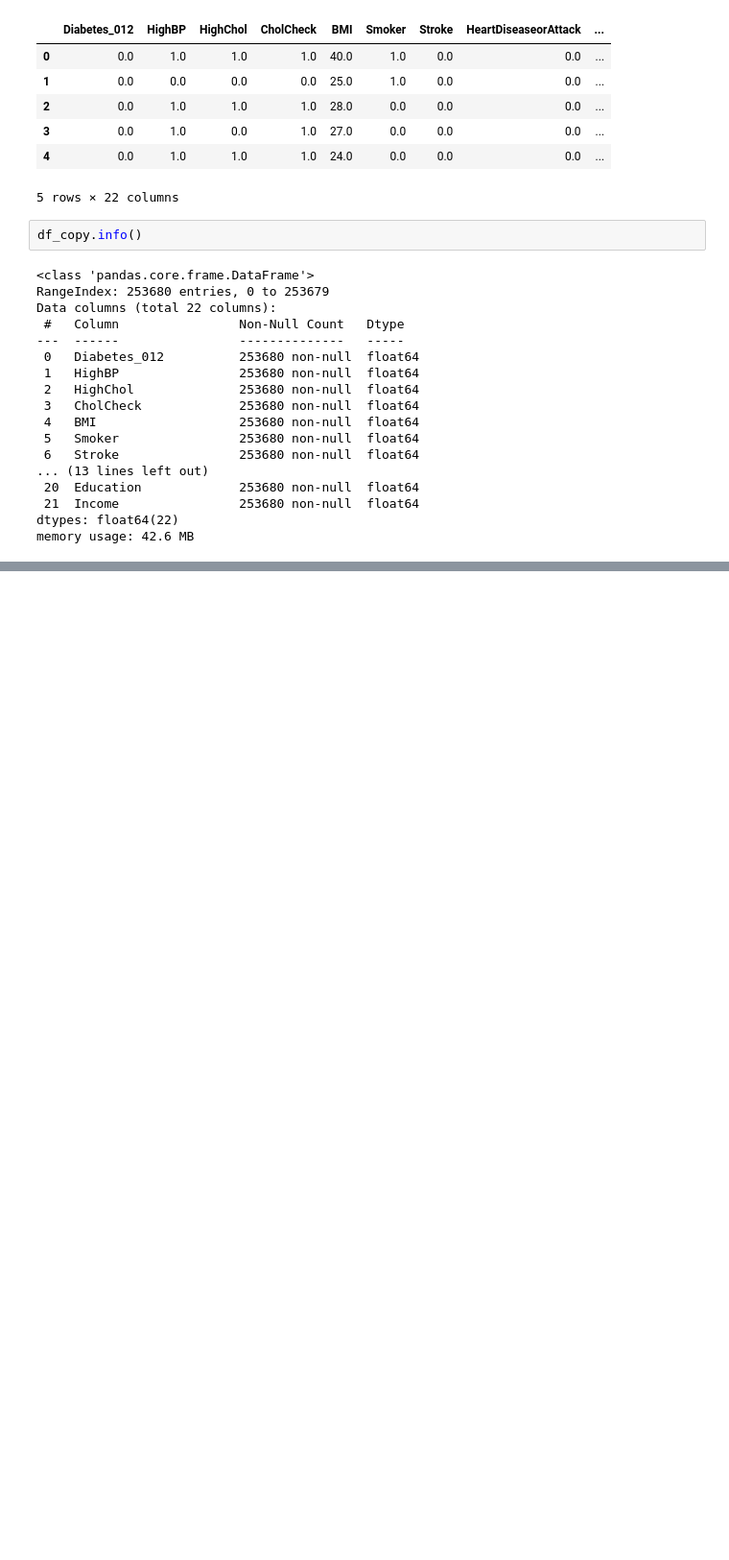
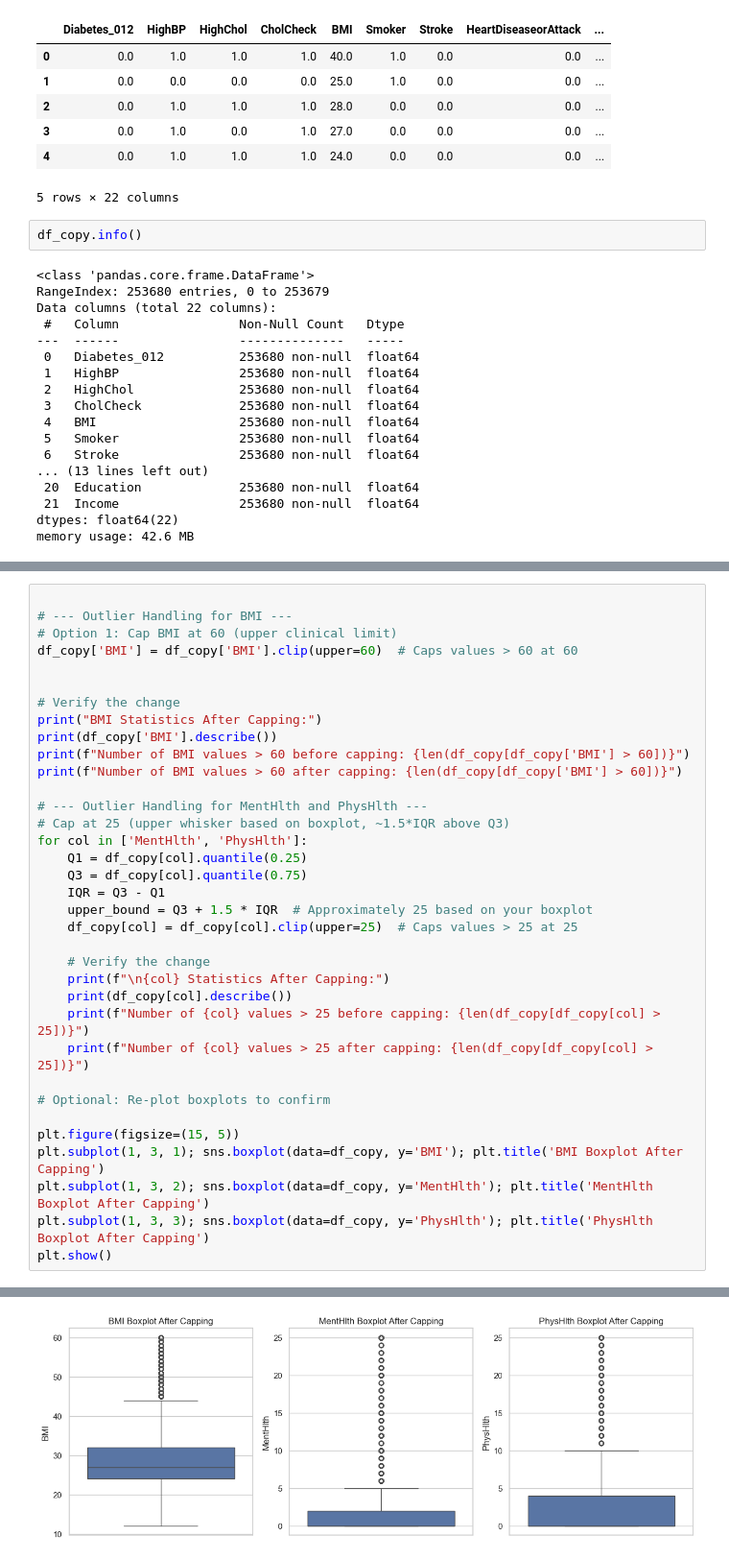
Before and after one commit to Ganindu-Deshapriya/DA_assignment, a Jupyter notebook: workspace_Amanda/Data_pre.ipynb, the cells around one changed output, grey strips where cells are left out. Shown at 96% size. Drawn from its saved outputs; the diff is of its cells as text; blank space fills up the shorter version.

```diff
--- a/workspace_Amanda/Data_pre.ipynb
+++ b/workspace_Amanda/Data_pre.ipynb
@@ -61,0 +402,36 @@ memory usage: 42.6 MB
+# %%
+
+# --- Outlier Handling for BMI ---
+# Option 1: Cap BMI at 60 (upper clinical limit)
+df_copy['BMI'] = df_copy['BMI'].clip(upper=60)  # Caps values > 60 at 60
+
+
+# Verify the change
+print("BMI Statistics After Capping:")
+print(df_copy['BMI'].describe())
+print(f"Number of BMI values > 60 before capping: {len(df_copy[df_copy['BMI'] > 60])}")
+print(f"Number of BMI values > 60 after capping: {len(df_copy[df_copy['BMI'] > 60])}")
+
+# --- Outlier Handling for MentHlth and PhysHlth ---
+# Cap at 25 (upper whisker based on boxplot, ~1.5*IQR above Q3)
+for col in ['MentHlth', 'PhysHlth']:
+    Q1 = df_copy[col].quantile(0.25)
+    Q3 = df_copy[col].quantile(0.75)
+    IQR = Q3 - Q1
+    upper_bound = Q3 + 1.5 * IQR  # Approximately 25 based on your boxplot
+    df_copy[col] = df_copy[col].clip(upper=25)  # Caps values > 25 at 25
+
+    # Verify the change
+    print(f"\n{col} Statistics After Capping:")
+    print(df_copy[col].describe())
+    print(f"Number of {col} values > 25 before capping: {len(df_copy[df_copy[col] > 25])}")
+    print(f"Number of {col} values > 25 after capping: {len(df_copy[df_copy[col] > 25])}")
+
+# Optional: Re-plot boxplots to confirm
+
+plt.figure(figsize=(15, 5))
+plt.subplot(1, 3, 1); sns.boxplot(data=df_copy, y='BMI'); plt.title('BMI Boxplot After Capping')
+plt.subplot(1, 3, 2); sns.boxplot(data=df_copy, y='MentHlth'); plt.title('MentHlth Boxplot After Capping')
+plt.subplot(1, 3, 3); sns.boxplot(data=df_copy, y='PhysHlth'); plt.title('PhysHlth Boxplot After Capping')
+plt.show()
+# %% [output]
@@ -61,0 +455 @@ memory usage: 42.6 MB
+[figure, added]
```
Also changed, not shown: parts of 20 cells of this notebook, 1 other file.
